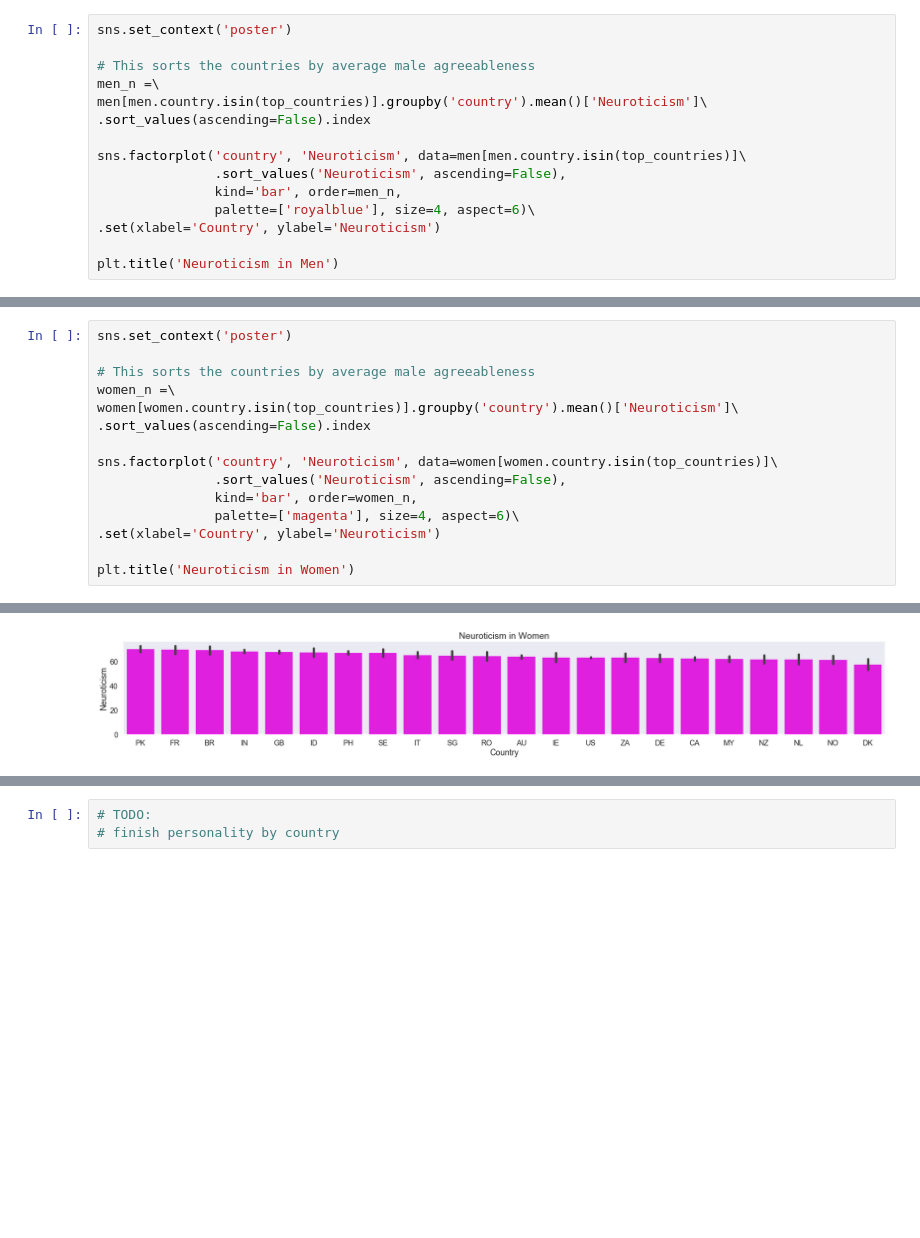
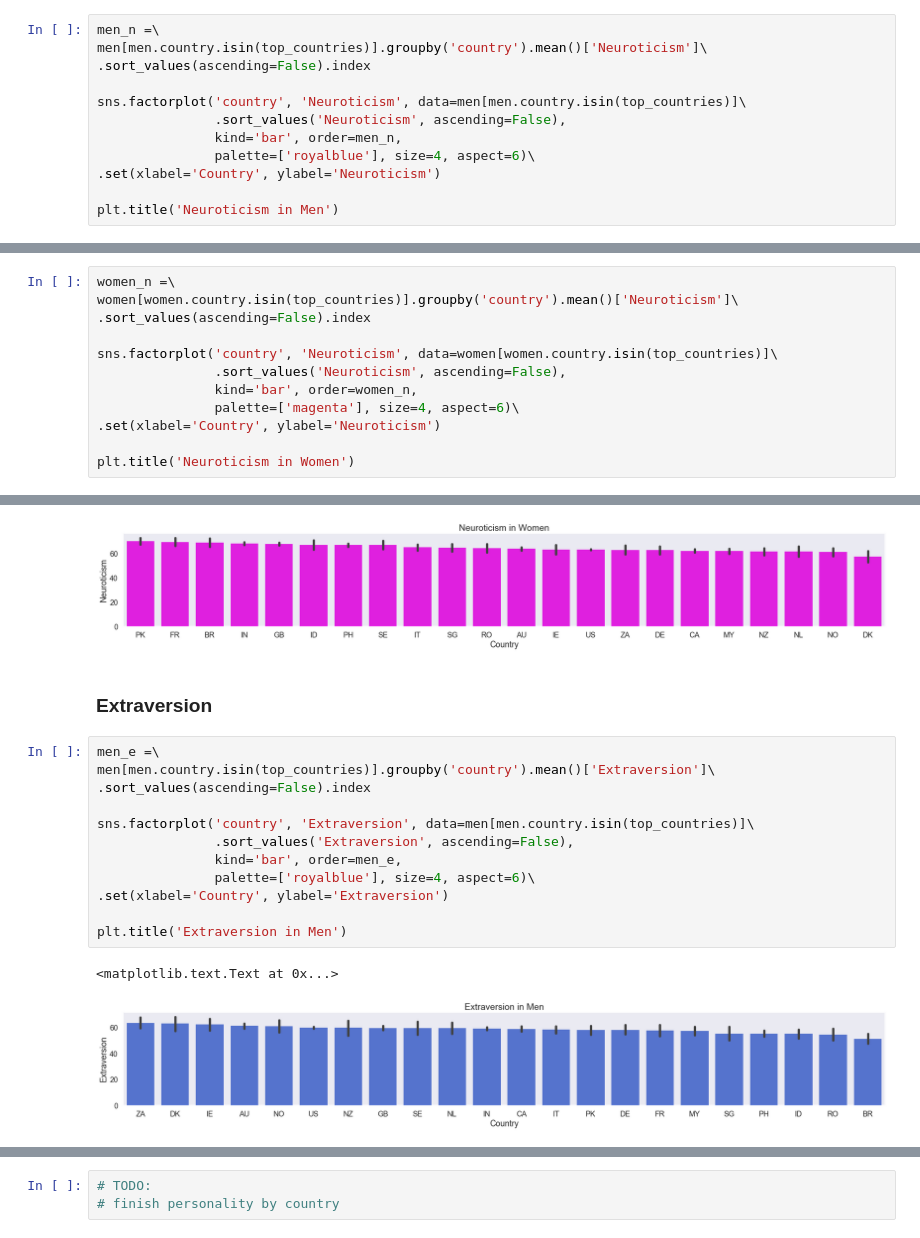
Before and after one commit to vincefav/big-five-age-and-gender, a Jupyter notebook: Big five - Age and gender.ipynb, the cells around one changed output, grey strips where cells are left out. Saved outputs shown, nothing was run; the diff lists cells and outputs as text; blank space fills up the shorter version.

Commit message:
feat: Add extraversion by country

```diff
--- a/Big five - Age and gender.ipynb
+++ b/Big five - Age and gender.ipynb
@@ -310,7 +310,4 @@ plt.title('Agreeableness in Women')
 # %%
-sns.set_context('poster')
-
-# This sorts the countries by average male agreeableness
 men_n =\
 men[men.country.isin(top_countries)].groupby('country').mean()['Neuroticism']\
 .sort_values(ascending=False).index
@@ -326,9 +323,6 @@ plt.title('Neuroticism in Men')
 <matplotlib.text.Text at 0x...>
 [figure]
 # %%
-sns.set_context('poster')
-
-# This sorts the countries by average male agreeableness
 women_n =\
 women[women.country.isin(top_countries)].groupby('country').mean()['Neuroticism']\
 .sort_values(ascending=False).index
@@ -343,3 +337,20 @@ plt.title('Neuroticism in Women')
 # %% [output]
 <matplotlib.text.Text at 0x...>
 [figure]
+# %% [markdown]
+### Extraversion
+# %%
+men_e =\
+men[men.country.isin(top_countries)].groupby('country').mean()['Extraversion']\
+.sort_values(ascending=False).index
+
+sns.factorplot('country', 'Extraversion', data=men[men.country.isin(top_countries)]\
+               .sort_values('Extraversion', ascending=False),
+               kind='bar', order=men_e,
+               palette=['royalblue'], size=4, aspect=6)\
+.set(xlabel='Country', ylabel='Extraversion')
+
+plt.title('Extraversion in Men')
+# %% [output]
+<matplotlib.text.Text at 0x...>
+[figure, added]
```
Also changed, not shown: parts of 3 cells of this notebook.
